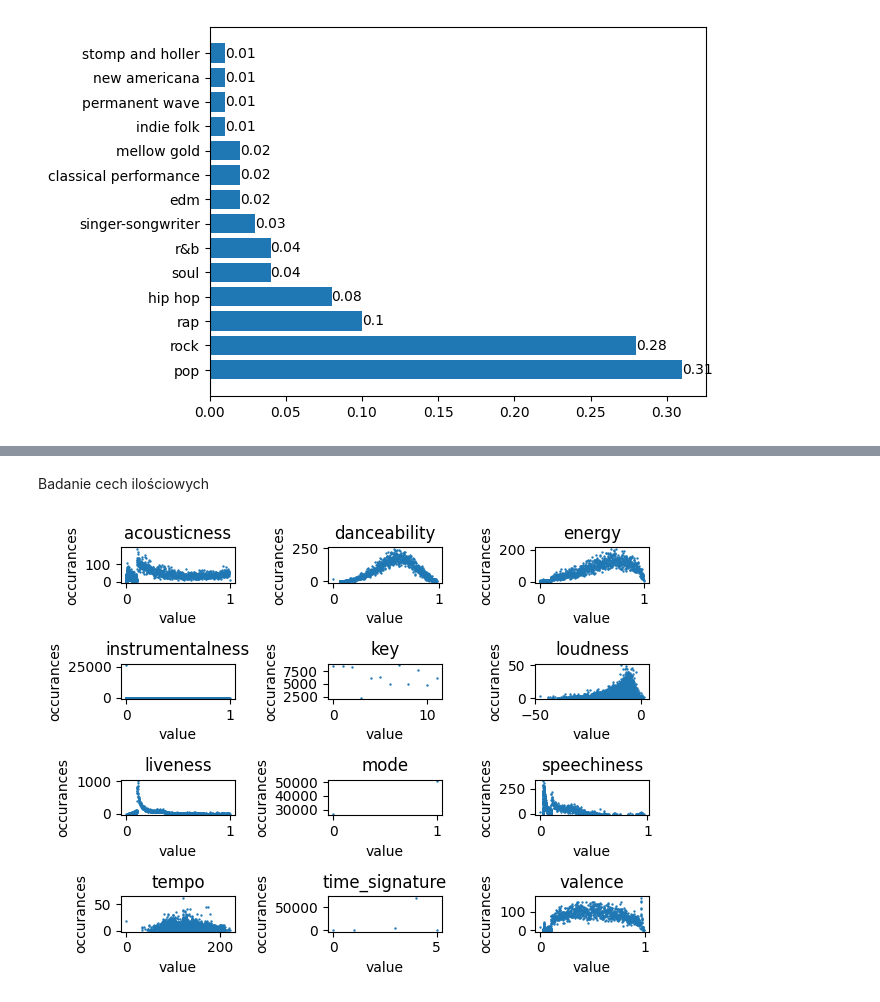
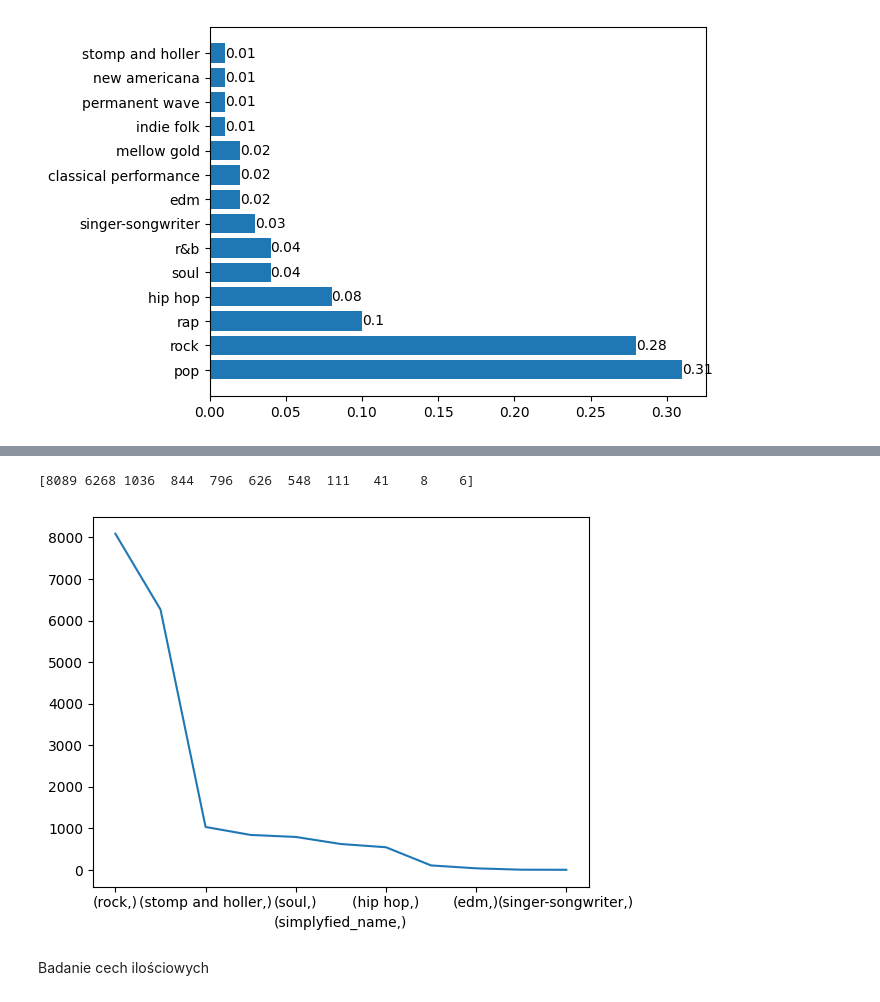
Before and after one commit to XxRoloxX/Spotler, a Jupyter notebook: exploratory_data_analysis.ipynb, the cells around one changed output, grey strips where cells are left out. Cells and saved outputs as stored; diff of their text form; code cells hidden in the pictures.

```diff
--- a/exploratory_data_analysis.ipynb
+++ b/exploratory_data_analysis.ipynb
@@ -63,7 +94,8 @@ plt.show()
 # %% [output]
 [figure]
 # %%
-modlib.create_csv_from_query(db_path,csv_simple_genre_name,track_simple_genres_query,"\t")
+all_columns =modlib.create_csv_from_query(
+    db_path, csv_simple_genre_name, track_simple_genres_query, "\t")
 # %% [output]
 ['track_id', 'name', 'acousticness', 'danceability', 'energy', 'instrumentalness', 'key', 'loudness', 'liveness', 'mode', 'speechiness', 'tempo', 'time_signature', 'valence', 'simplyfied_name']
 # %%
@@ -88,3 +139,13 @@ ax.bar_label(bars)
 plt.show()
 # %% [output]
 [figure]
+# %%
+X = df.iloc[:, 2:14].values
+y = df.iloc[:, 14].values
+rus = EditedNearestNeighbours()
+X_rus, y_rus = rus.fit_resample(X, y)
+new_df_list = [np.concatenate([row_data, [row_class]]) for row_data,row_class in zip(X_rus,y_rus)]
+balanced_df = pd.DataFrame( new_df_list,
+               columns=[all_columns[2:]])
+
+balanced_df.head()
@@ -91,2 +159,16 @@ plt.show()
+# %%
+simplified_genre_count = (balanced_df["simplyfied_name"].value_counts())
+#print(simplified_genre_count)
+fig, ax = plt.subplots()
+print(simplified_genre_count.values)
+bars = ax.barh(y=[index[0] for index in simplified_genre_count.index], width=simplified_genre_count.values)
+ax.bar_label(bars)
+
+simplified_genre_count.plot()
+
+plt.show()
+# %% [output]
+[8089 6268 1036  844  796  626  548  111   41    8    6]
+[figure, added]
 # %% [markdown]
 Badanie cech ilościowych
@@ -111,12 +174,0 @@ def create_multiple_charts(df,index_keys, axis, number_of_columns):
-# %%
-figure, axis =plt.subplots(4,3)
-column_names = ['acousticness', 'danceability', 'energy', 'instrumentalness',
-                 'key', 'loudness', 'liveness', 'mode', 'speechiness',
-                 'tempo', 'time_signature', 'valence']
-
-create_multiple_charts(df,column_names,axis,3)
-
-plt.tight_layout()
-plt.show()
-# %% [output]
-[figure, removed]
```
Also changed, not shown: parts of 58 cells of this notebook, 3 other files.
